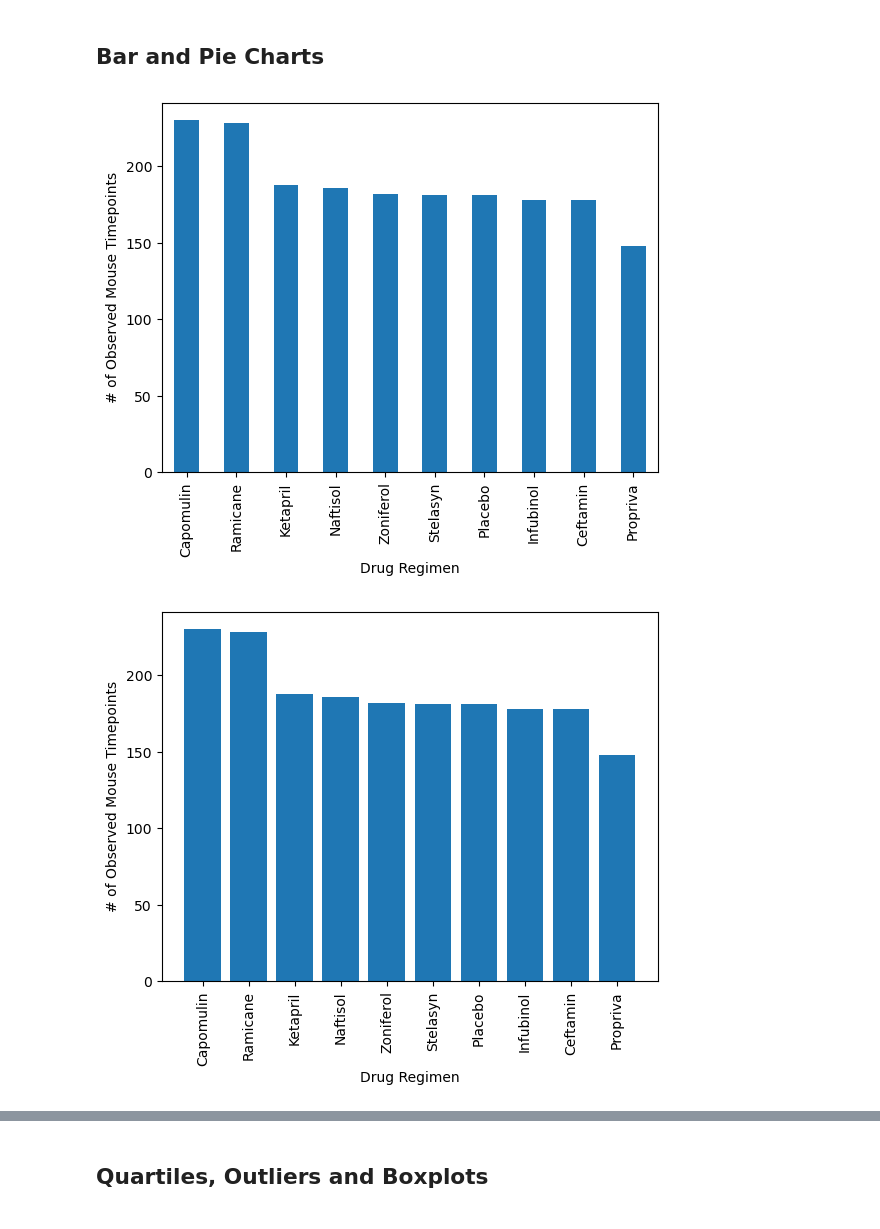
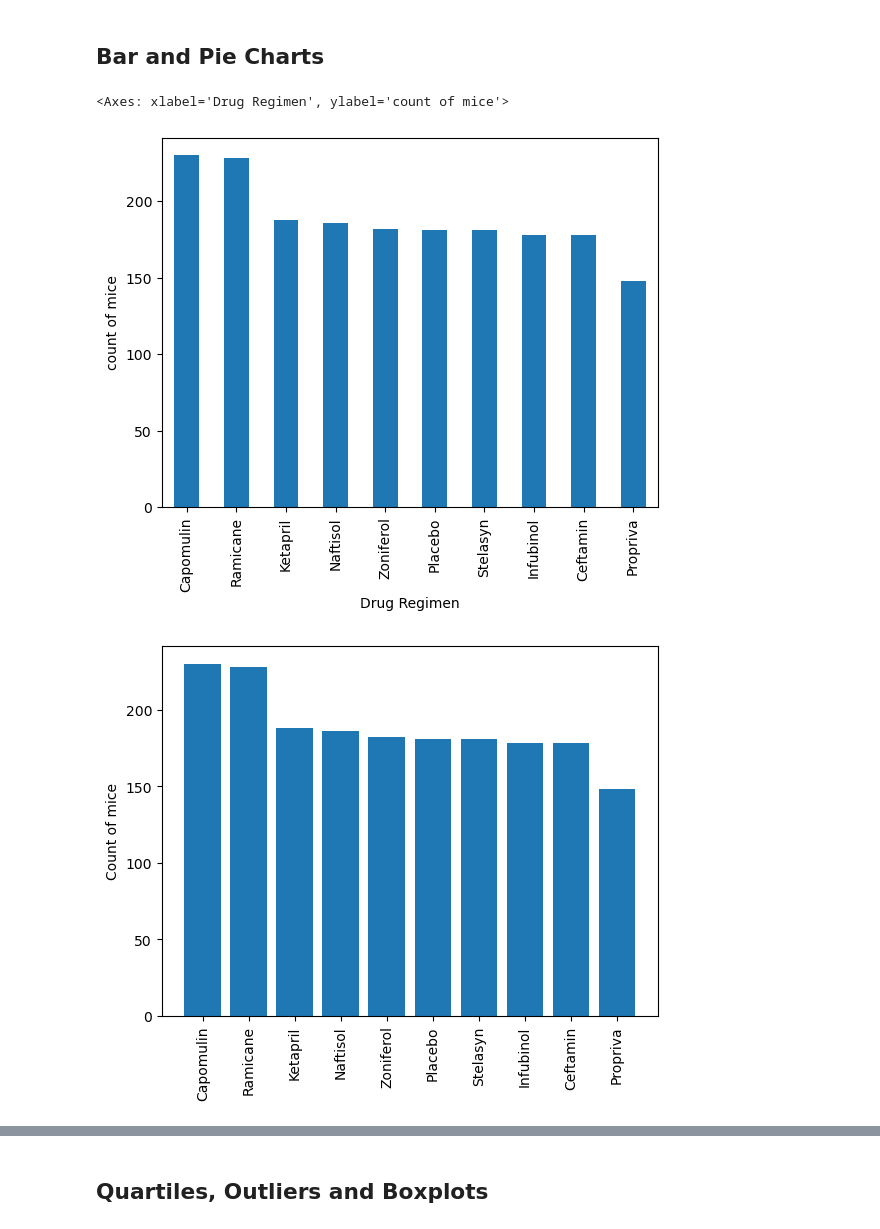
Before and after one commit to NadineB1/pymaceutical-challenge, a Jupyter notebook: pymaceuticals_starter.ipynb, the cells around one changed output, grey strips where cells are left out. Drawn from its saved outputs; the diff is of its cells as text; code cells hidden in the pictures.

```diff
--- a/pymaceuticals_starter.ipynb
+++ b/pymaceuticals_starter.ipynb
@@ -68,3 +72,5 @@ array(['g989'], dtype=object)
 # %%
 # Create a clean DataFrame by dropping the duplicate mouse by its ID.
+cleandata=merge_df[merge_df["Mouse ID"]!="g989"]
+cleandata
 # %% [output]
@@ -122,11 +155,18 @@ array(['g989'], dtype=object)
 ## Bar and Pie Charts
 # %%
 # Generate a bar plot showing the total number of rows (Mouse ID/Timepoints) for each drug regimen using Pandas.
+Mousecount=cleandata["Drug Regimen"].value_counts()
+Mousecount.plot(kind="bar",ylabel="count of mice")
 # %% [output]
+<Axes: xlabel='Drug Regimen', ylabel='count of mice'>
-[figure, old version]
+[figure, new version]
 # %%
 # Generate a bar plot showing the total number of rows (Mouse ID/Timepoints) for each drug regimen using pyplot.
+plt.bar(Mousecount.index.values,Mousecount.values)
+plt.ylabel("Count of mice")
+plt.xticks(rotation=90)
+plt.show()
 # %% [output]
-[figure, old version]
+[figure, new version]
 # %%
 # Generate a pie plot showing the distribution of female versus male mice using Pandas
```
Also changed, not shown: parts of 9 cells of this notebook.
